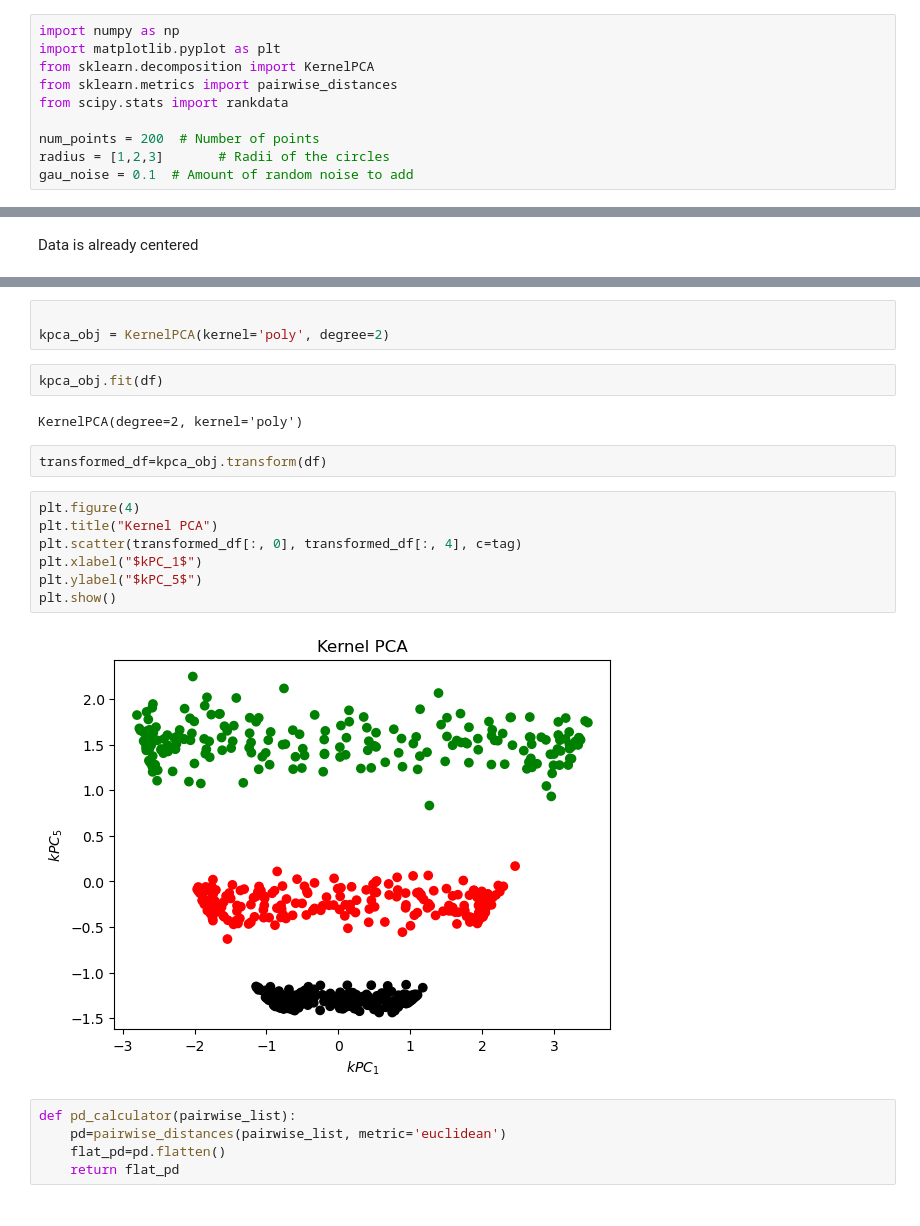
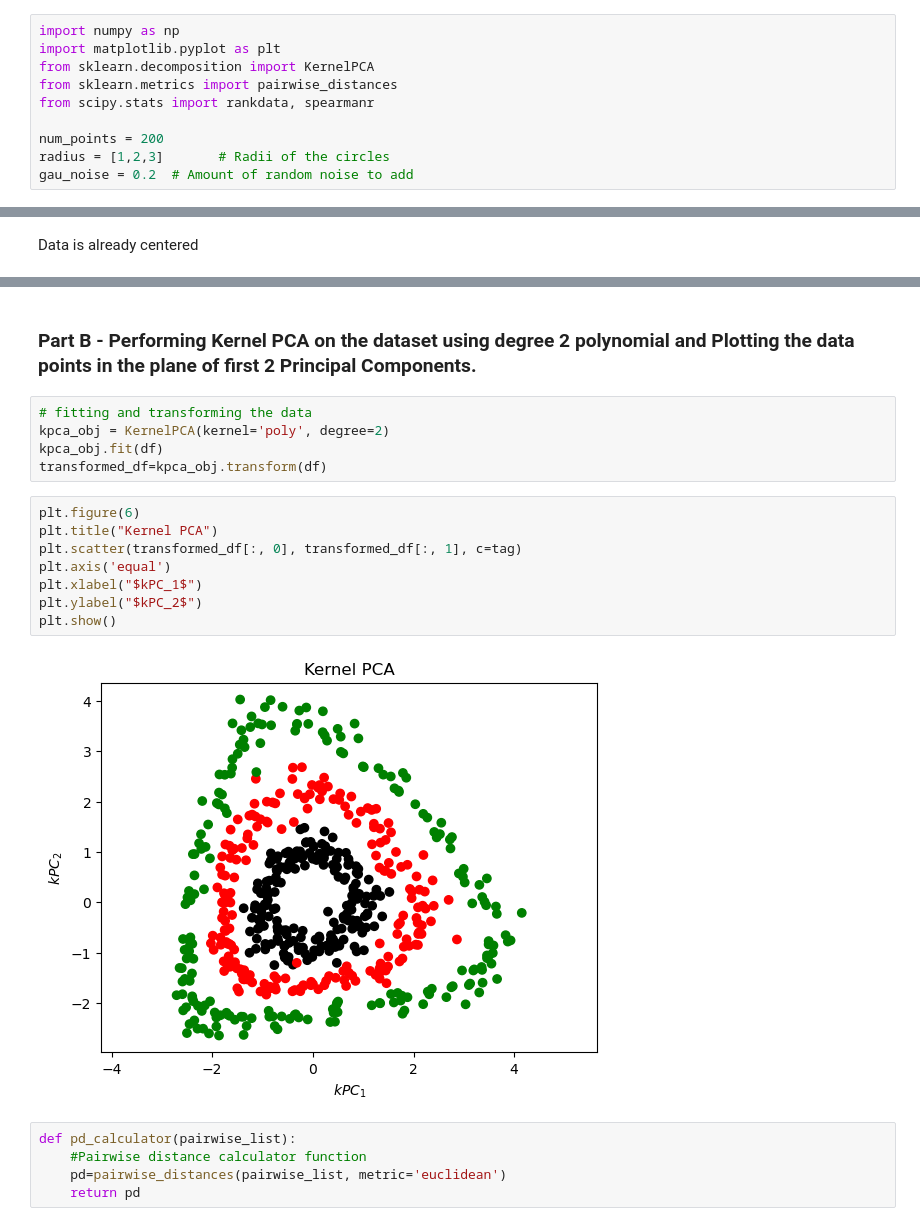
Before and after one commit to avsngh-git/Masters-Projects, a Jupyter notebook: Unsupervised-Learning/Project1.ipynb, the cells around one changed output, grey strips where cells are left out. Drawn from its saved outputs; the diff is of its cells as text.

Commit message:
triple plots

```diff
--- a/Unsupervised-Learning/Project1.ipynb
+++ b/Unsupervised-Learning/Project1.ipynb
@@ -3,11 +3,11 @@ import numpy as np
 import matplotlib.pyplot as plt
 from sklearn.decomposition import KernelPCA
 from sklearn.metrics import pairwise_distances
-from scipy.stats import rankdata
+from scipy.stats import rankdata, spearmanr
 
-num_points = 200  # Number of points
+num_points = 200
 radius = [1,2,3]       # Radii of the circles
-gau_noise = 0.1  # Amount of random noise to add
+gau_noise = 0.2  # Amount of random noise to add
 # %%
 # Generate angles evenly distributed along the circle
 angles = np.linspace(0, 2 * np.pi, num_points)
@@ -77,23 +61,22 @@ tag
+# %% [markdown]
+### Part B - Performing Kernel PCA on the dataset using degree 2 polynomial and Plotting the data points in the plane of first 2 Principal Components.
 # %%
-
+# fitting and transforming the data
 kpca_obj = KernelPCA(kernel='poly', degree=2)
+kpca_obj.fit(df)
+transformed_df=kpca_obj.transform(df)
-# %%
-kpca_obj.fit(df)
-# %% [output]
-KernelPCA(degree=2, kernel='poly')
-# %%
-transformed_df=kpca_obj.transform(df)
 # %%
-plt.figure(4)
+plt.figure(6)
 plt.title("Kernel PCA")
-plt.scatter(transformed_df[:, 0], transformed_df[:, 4], c=tag)
+plt.scatter(transformed_df[:, 0], transformed_df[:, 1], c=tag)
+plt.axis('equal')
 plt.xlabel("$kPC_1$")
-plt.ylabel("$kPC_5$")
+plt.ylabel("$kPC_2$")
 plt.show()
 # %% [output]
-[figure, old version]
+[figure, new version]
 # %%
 def pd_calculator(pairwise_list):
+    #Pairwise distance calculator function
     pd=pairwise_distances(pairwise_list, metric='euclidean')
-    flat_pd=pd.flatten()
-    return flat_pd
+    return pd
```
Also changed, not shown: parts of 24 cells of this notebook.
